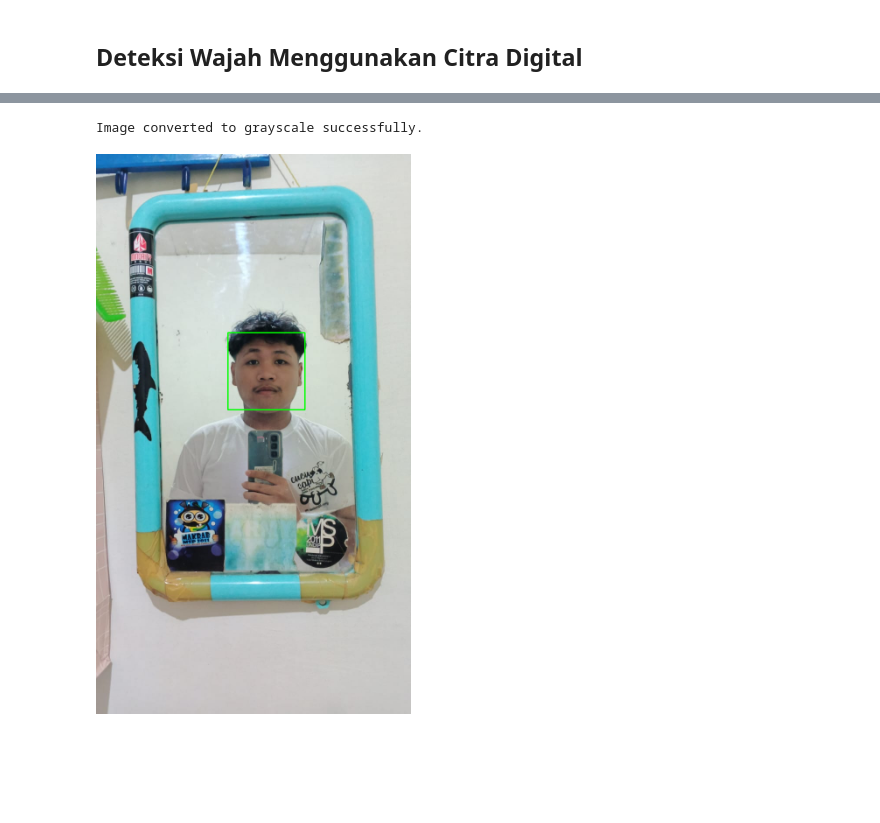
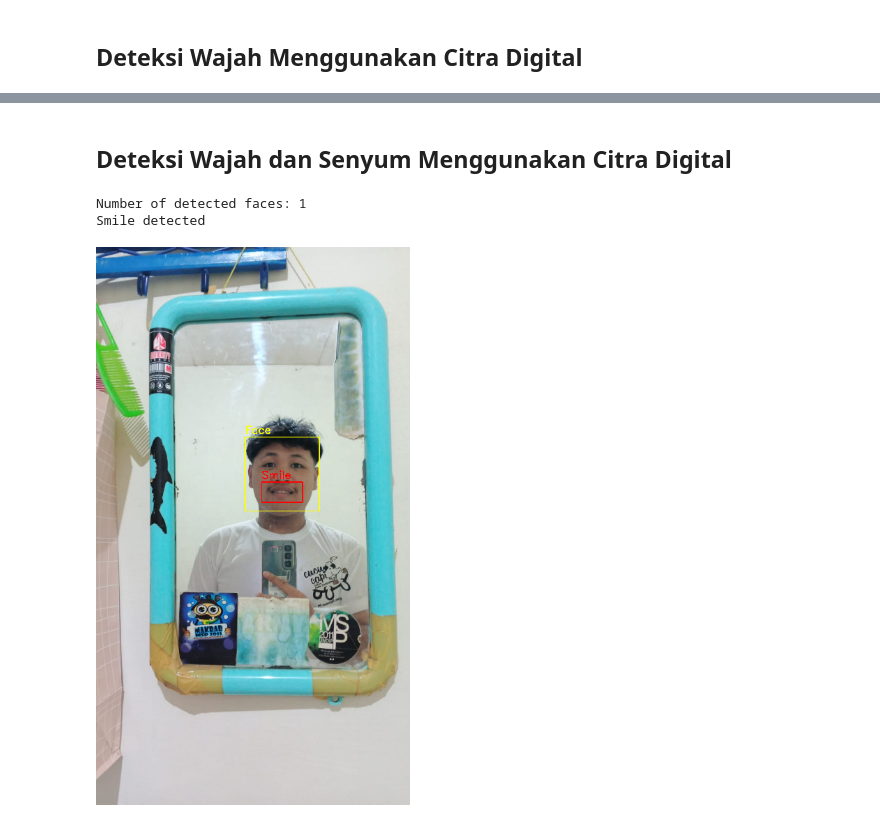
Before and after one commit to sendyprstyo/Sendy_KC_TI1B, a Jupyter notebook: face_detector.ipynb, the cells around one changed output, grey strips where cells are left out. Cells and saved outputs as stored; diff of their text form; code cells hidden in the pictures; blank space fills up the shorter version.

```diff
--- a/face_detector.ipynb
+++ b/face_detector.ipynb
@@ -37,28 +37,52 @@ cv2.destroyAllWindows()
-# %%
-from google.colab.patches import cv2_imshow
-
-import cv2
-img = cv2.imread('/content/sendykc1.jpg')
-
-gray = cv2.cvtColor(img, cv2.COLOR_BGR2GRAY)
-# Check if the image was loaded successfully
-if img is None:
-  print("Error: Image not loaded. Please check the file path.")
-else:
-# Convert the image to grayscale
-  gray_img = cv2.cvtColor(img, cv2.COLOR_BGR2GRAY)
-  print("Image converted to grayscale successfully.")
-
-haar_cascade = cv2.CascadeClassifier(cv2.data.haarcascades +'haarcascade_frontalface_default.xml')
-faces_rect = haar_cascade.detectMultiScale(gray, 1.1, 9)
-
-for (x, y, w, h) in faces_rect:
-  cv2.rectangle(img, (x, y), (x+w, y+h),
-  (0, 255, 0), 2)
-
-cv2_imshow(img)
-cv2.waitKey(0)
-cv2.destroyAllWindows()
-# %% [output]
-Image converted to grayscale successfully.
-[figure, removed]
+# %% [markdown]
+## Deteksi Wajah dan Senyum Menggunakan Citra Digital
+# %%
+from google.colab.patches import cv2_imshow  # Fungsi untuk menampilkan gambar di Colab
+import cv2  # Mengimpor OpenCV
+
+# Membaca gambar dari file
+img = cv2.imread('/content/sendysenyumkc1.jpg')
+
+# Pastikan gambar berhasil dibaca
+if img is None:
+    print("Error: Gambar tidak ditemukan. Pastikan file ada di direktori yang benar.")
+else:
+    # Mengonversi gambar ke grayscale agar lebih mudah diproses oleh detektor
+    gray_img = cv2.cvtColor(img, cv2.COLOR_BGR2GRAY)
+
+    # Memuat model Haar Cascade dari OpenCV (menggunakan path default)
+    face_cascade = cv2.CascadeClassifier(cv2.data.haarcascades + 'haarcascade_frontalface_default.xml')
+    smile_cascade = cv2.CascadeClassifier(cv2.data.haarcascades + 'haarcascade_smile.xml')
+
+    # Mendeteksi wajah dalam gambar grayscale
+    faces = face_cascade.detectMultiScale(gray_img, 1.1, 9)
+
+    print('Number of detected faces:', len(faces))  # Menampilkan jumlah wajah yang terdeteksi
+
+    # Melakukan iterasi untuk setiap wajah yang terdeteksi
+    for (x, y, w, h) in faces:
+        # Menggambar kotak di sekitar wajah
+        cv2.rectangle(img, (x, y), (x + w, y + h), (0, 255, 255), 2)  # Kotak berwarna kuning
+        cv2.putText(img, "Face", (x, y - 10), cv2.FONT_HERSHEY_SIMPLEX, 1, (0, 255, 255), 2)
+
+        # Mengambil region of interest (ROI) untuk mendeteksi senyum hanya di dalam wajah
+        roi_gray = gray_img[y:y+h, x:x+w]
+        roi_color = img[y:y+h, x:x+w]
+
+        # Mendeteksi senyum di dalam area wajah
+        smiles = smile_cascade.detectMultiScale(roi_gray, 1.8, 20)
+
+        if len(smiles) > 0:
+            print("Smile detected")  # Menampilkan pesan di terminal
+            for (sx, sy, sw, sh) in smiles:
+                cv2.rectangle(roi_color, (sx, sy), ((sx + sw), (sy + sh)), (0, 0, 255), 2)  # Kotak merah
+                cv2.putText(roi_color, "Smile", (sx, sy - 10), cv2.FONT_HERSHEY_SIMPLEX, 1, (0, 0, 255), 2)
+        else:
+            print("Smile not detected")
+
+    # Menampilkan hasil deteksi dengan cv2_imshow (khusus Google Colab)
+    cv2_imshow(img)
+# %% [output]
+Number of detected faces: 1
+Smile detected
+[figure, added]
```
Also changed, not shown: parts of 2 cells of this notebook.
